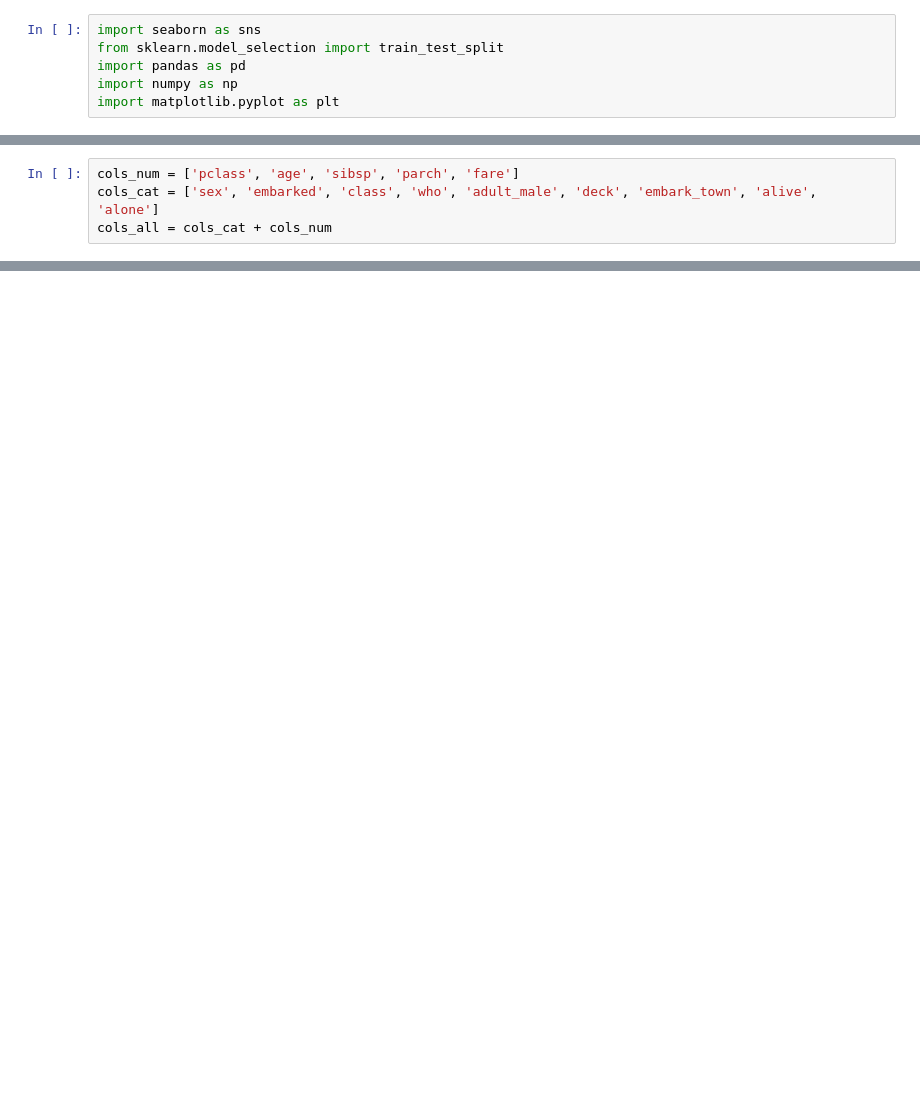
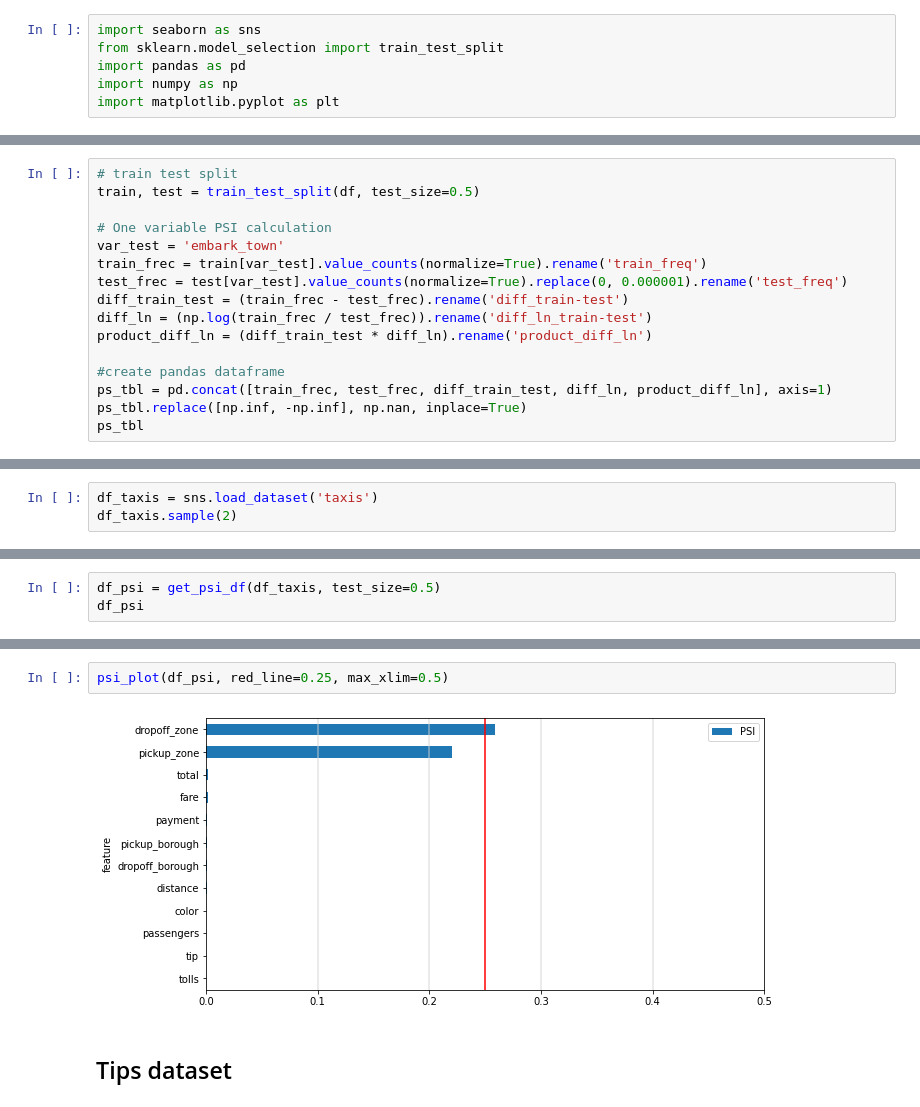
Before and after one commit to enmanuelsg/examples, a Jupyter notebook: notebooks/psi_example.ipynb, the cells around one changed output, grey strips where cells are left out. Cells and saved outputs as stored; diff of their text form; blank space fills up the shorter version.

```diff
--- a/notebooks/psi_example.ipynb
+++ b/notebooks/psi_example.ipynb
@@ -17,4 +56,0 @@ df.head()
-# %%
-cols_num = ['pclass', 'age', 'sibsp', 'parch', 'fare']
-cols_cat = ['sex', 'embarked', 'class', 'who', 'adult_male', 'deck', 'embark_town', 'alive', 'alone']
-cols_all = cols_cat + cols_num
@@ -258,0 +68,16 @@ train.deck.name
+# %%
+# train test split
+train, test = train_test_split(df, test_size=0.5)
+
+# One variable PSI calculation
+var_test = 'embark_town'
+train_frec = train[var_test].value_counts(normalize=True).rename('train_freq')
+test_frec = test[var_test].value_counts(normalize=True).replace(0, 0.000001).rename('test_freq')
+diff_train_test = (train_frec - test_frec).rename('diff_train-test')
+diff_ln = (np.log(train_frec / test_frec)).rename('diff_ln_train-test')
+product_diff_ln = (diff_train_test * diff_ln).rename('product_diff_ln')
+
+#create pandas dataframe
+ps_tbl = pd.concat([train_frec, test_frec, diff_train_test, diff_ln, product_diff_ln], axis=1)
+ps_tbl.replace([np.inf, -np.inf], np.nan, inplace=True)
+ps_tbl
@@ -258,0 +275,3 @@ train.deck.name
+# %%
+df_taxis = sns.load_dataset('taxis')
+df_taxis.sample(2)
@@ -258,0 +282,3 @@ train.deck.name
+# %%
+df_psi = get_psi_df(df_taxis, test_size=0.5)
+df_psi
@@ -258,0 +299,6 @@ train.deck.name
+# %%
+psi_plot(df_psi, red_line=0.25, max_xlim=0.5)
+# %% [output]
+[figure, added]
+# %% [markdown]
+## Tips dataset
```
Also changed, not shown: parts of 57 cells of this notebook.
